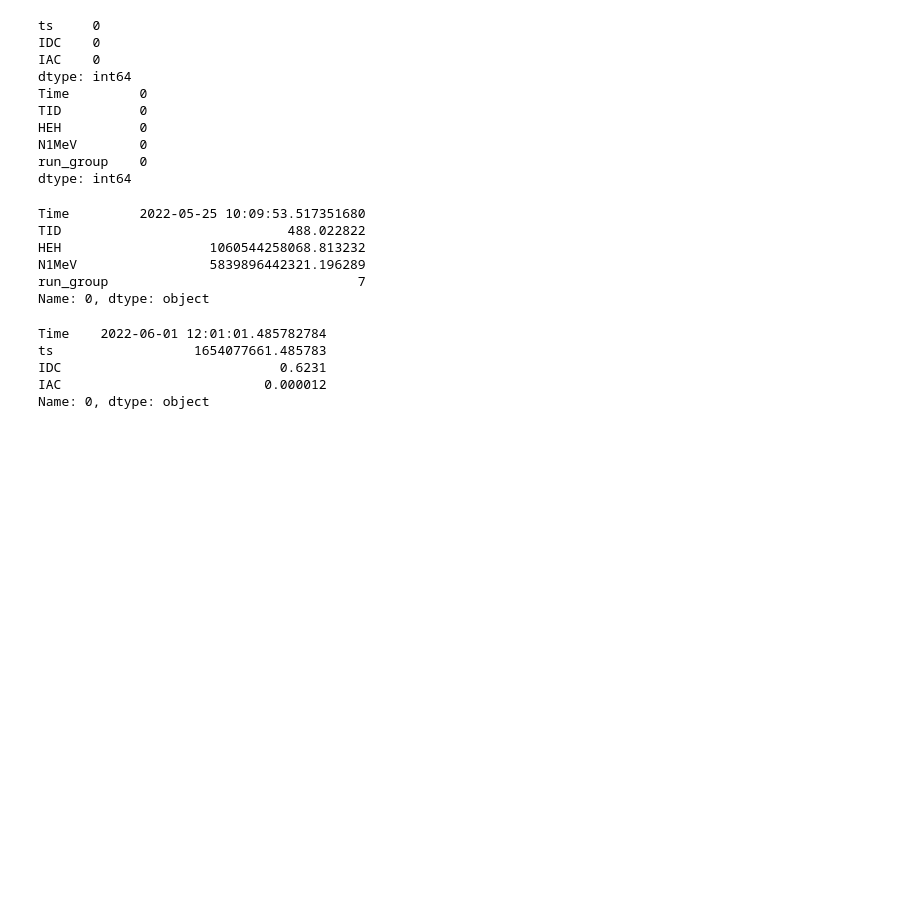
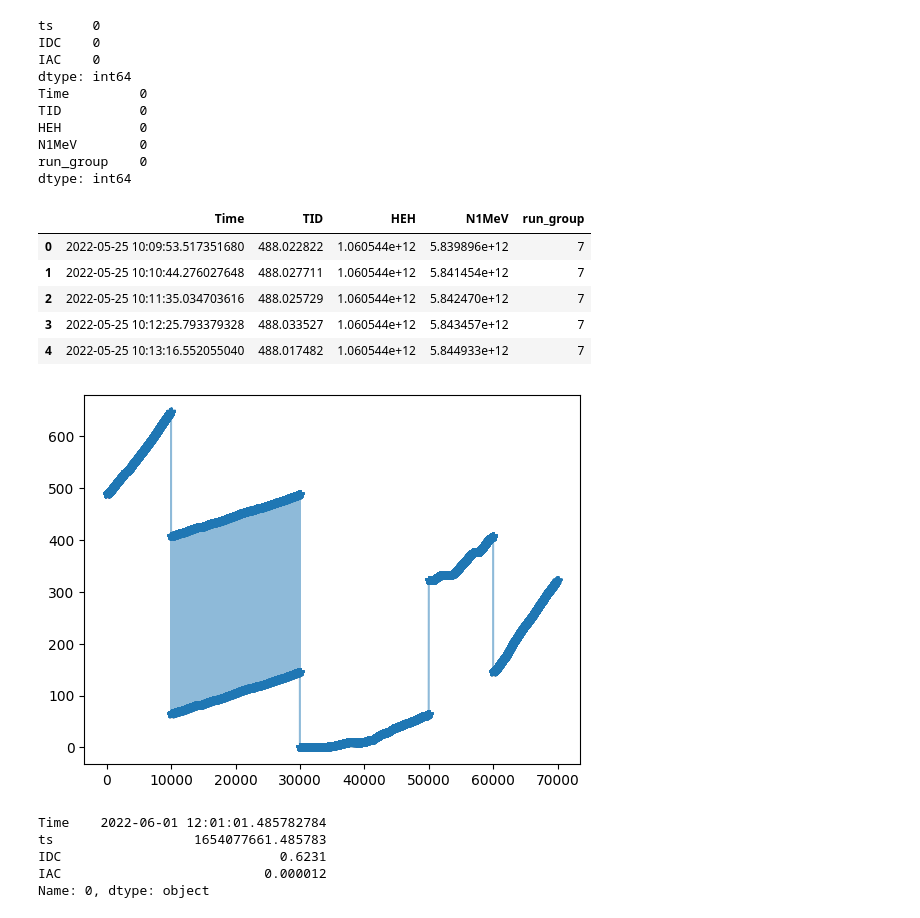
Before and after one commit to fbientrigo/radiationXlabs_notebooks, a Jupyter notebook: 0603_dmm_plus_beam.ipynb, the cells around one changed output. Cells and saved outputs as stored; diff of their text form; code cells hidden in the pictures; blank space fills up the shorter version.

```diff
--- a/0603_dmm_plus_beam.ipynb
+++ b/0603_dmm_plus_beam.ipynb
@@ -50,14 +53,16 @@ N1MeV        0
 run_group    0
 dtype: int64
 # %%
-beam_data.iloc[0]
+plt.plot(beam_data["TID"], '*-', alpha=0.5)
+beam_data.head()
 # %% [output]
-Time         2022-05-25 10:09:53.517351680
-TID                             488.022822
-HEH                   1060544258068.813232
-N1MeV                 5839896442321.196289
-run_group                                7
-Name: 0, dtype: object
+|  | Time | TID | HEH | N1MeV | run_group |
+| 0 | 2022-05-25 10:09:53.517351680 | 488.022822 | 1.060544e+12 | 5.839896e+12 | 7 |
+| 1 | 2022-05-25 10:10:44.276027648 | 488.027711 | 1.060544e+12 | 5.841454e+12 | 7 |
+| 2 | 2022-05-25 10:11:35.034703616 | 488.025729 | 1.060544e+12 | 5.842470e+12 | 7 |
+| 3 | 2022-05-25 10:12:25.793379328 | 488.033527 | 1.060544e+12 | 5.843457e+12 | 7 |
+| 4 | 2022-05-25 10:13:16.552055040 | 488.017482 | 1.060544e+12 | 5.844933e+12 | 7 |
+[figure, added]
 # %%
 df_curr.iloc[0]
 # %% [output]
```
Also changed, not shown: parts of 19 cells of this notebook, 3 other files.
